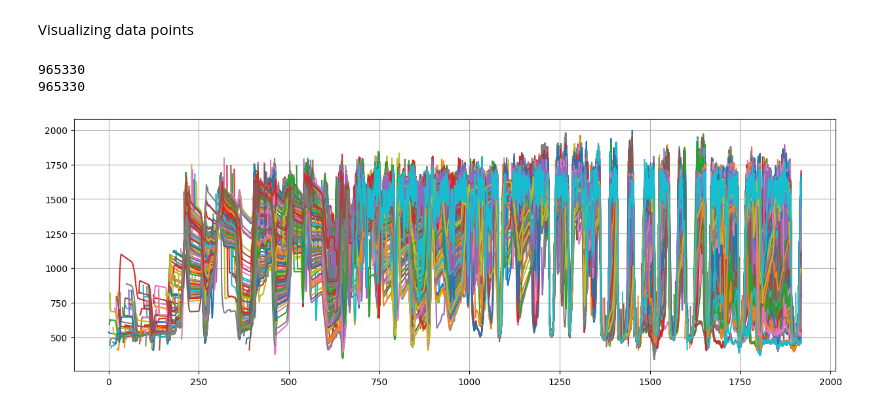
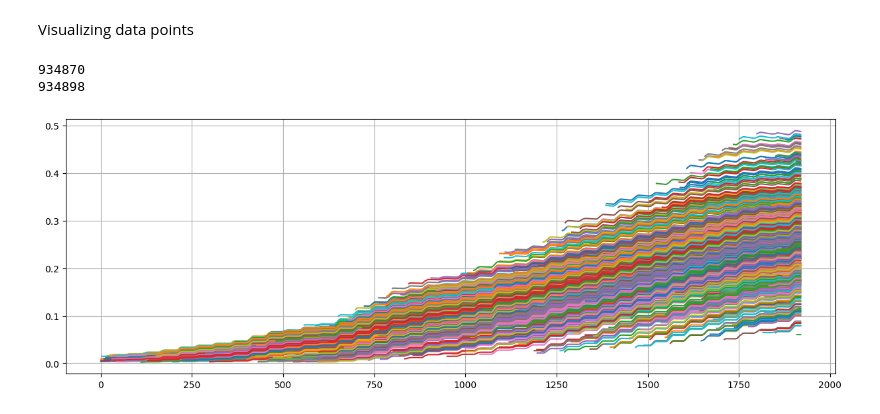
Before and after one commit to mharraway/RL-MPC-for-autonomous-greenhouse-control, a Jupyter notebook: vf_TR_learning.ipynb, the cells around one changed output. Drawn from its saved outputs; the diff is of its cells as text; code cells hidden in the pictures.

```diff
--- a/vf_TR_learning.ipynb
+++ b/vf_TR_learning.ipynb
@@ -2,6 +2,6 @@
 from SHARED.vf_TR_class import *
 import seaborn as sns
 
-model_path = "models/SAC/deterministic/best_model_agent_11_abs.zip"
-env_path   = "models/SAC/deterministic/vecNormEnv_agent_11_abs.pkl"
+model_path = "models/SAC/stochastic/scale_0.2/best_model.zip"
+env_path   = "models/SAC/stochastic/scale_0.2/vecNormEnv.pkl"
 # %% [output]
@@ -15,40 +15,56 @@ To enable the following instructions: AVX2 AVX_VNNI FMA, in other operations, re
 # %%
 
-my_value_function = value_function_TR(input_dim=12,hidden_dim=128,learning_rate=1e-3,batch_size=128)
-# data_points,trajectories = my_value_function.sim_with_mpc(num_traj=30,spread=0.1)
-
-data_points,trajectories = my_value_function.sim_with_agent(num_traj=1000,spread=0.5,model_path=model_path, env_path=env_path)
+my_value_function = value_function_TR(input_dim=12,hidden_dim=128,learning_rate=1e-3,batch_size=128,reduced= True)
+data_points,trajectories = my_value_function.sim_with_agent(num_traj=1000,spread=0.5,model_path=model_path, env_path=env_path, stochastic = True)
 # %% [markdown]
 Visualizing data points
 # %%
 print (len(my_value_function.values))
 print (len(data_points))
 # %% [output]
-965330
-965330
+934870
+934898
 # %%
+
+max_y = {}
+min_y = {}
+
 plt.figure(figsize=(15,5))
 for t in trajectories:
     oo_log = []
     xx_log = []
     for (obs_norm, reward),(obs2store,oo,x_next,x_now,_) in trajectories[t]:
         oo_log.append(oo)
         xx_log.append(x_now)
 
     oo_log = np.vstack(oo_log)
     xx_log = np.vstack(xx_log)
     y1 = oo_log[:,0]
     y2 = oo_log[:,1]
     y3 = oo_log[:,2]
     y4 = oo_log[:,3]
 
 
     u1 = oo_log[:,4]
     u2 = oo_log[:,5]
     u3 = oo_log[:,6]
 
     k = oo_log[:,7]
-    plt.plot (k,y2)
+    plt.plot (k,y1)
+
+    for o in oo_log:
+        if o[7] in max_y:
+            if max_y[o[7]] < o[0]:
+                max_y[o[7]] = o[0]
+        else:
+            max_y[o[7]] = o[0]
+        if o[7] in min_y:
+            if min_y[o[7]] > o[0]:
+                min_y[o[7]] = o[0]
+        else:
+            min_y[o[7]] = o[0]
+
+
     plt.grid(True)
 # %% [output]
-[figure, old version]
+[figure, new version]
```
Also changed, not shown: parts of 11 cells of this notebook, 22 other files.
